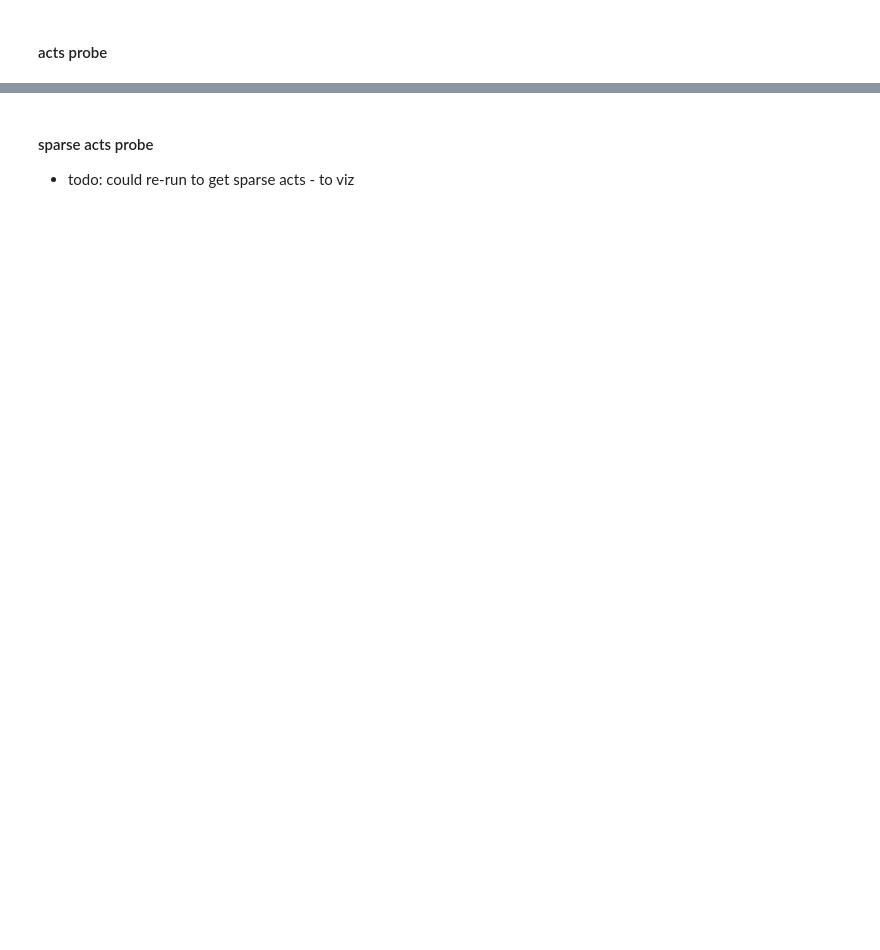
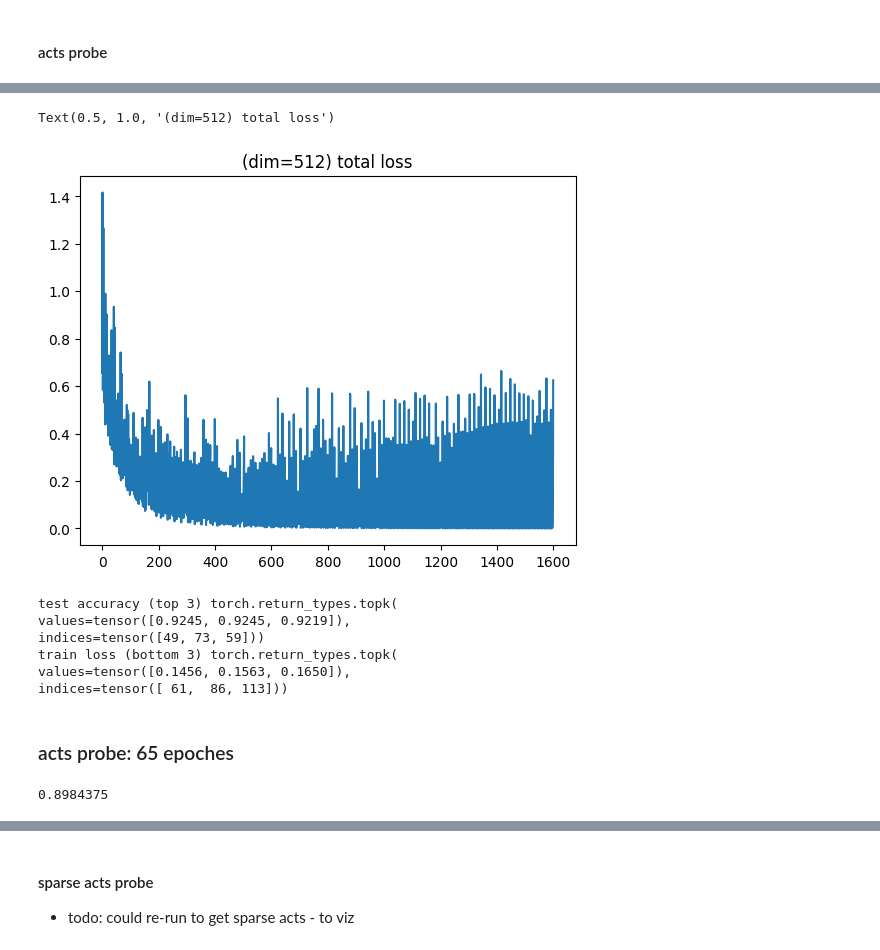
Before and after one commit to xinrose-lin/causal_interp_for_harm_detection, a Jupyter notebook: probe_results.ipynb, the cells around one changed output, grey strips where cells are left out. Drawn from its saved outputs; the diff is of its cells as text; code cells hidden in the pictures; blank space fills up the shorter version.

```diff
--- a/probe_results.ipynb
+++ b/probe_results.ipynb
@@ -77 +132,25 @@ for i in range(epoches):
+# %%
+plt.plot(total_loss, label="total loss")
+# plt.plot(epoch_test_acc, label="Test Accuracy")
+# plt.legend()
+plt.title("(dim=512) total loss")
+# print(epoch_test_acc)
+# %% [output]
+Text(0.5, 1.0, '(dim=512) total loss')
+[figure, added]
+# %%
+print("test accuracy (top 3)", t.tensor(epoch_test_acc).topk(3)) # test accuracy seem to have peaked at 49/73
+print("train loss (bottom 3)", t.tensor(epoch_train_loss).topk(3, largest=False))
+# t.tensor(total_loss).topk(3)
+
+# 65
+# %% [output]
+test accuracy (top 3) torch.return_types.topk(
+values=tensor([0.9245, 0.9245, 0.9219]),
+indices=tensor([49, 73, 59]))
+train loss (bottom 3) torch.return_types.topk(
+values=tensor([0.1456, 0.1563, 0.1650]),
+indices=tensor([ 61,  86, 113]))
+# %% [markdown]
+### acts probe: 65 epoches
 # %%
@@ -92,0 +174,4 @@ def train_loop(train_batches, epoches=25, dim=512):
+# %%
+test_probe(probe, batches=test_batches, seed=42)
+# %% [output]
+0.8984375
```
Also changed, not shown: parts of 54 cells of this notebook, 14 other files.
